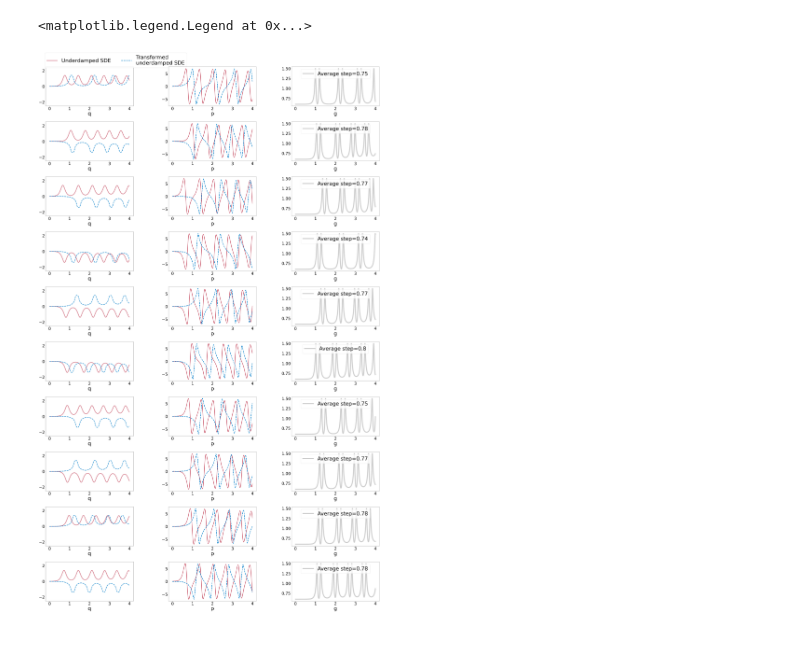
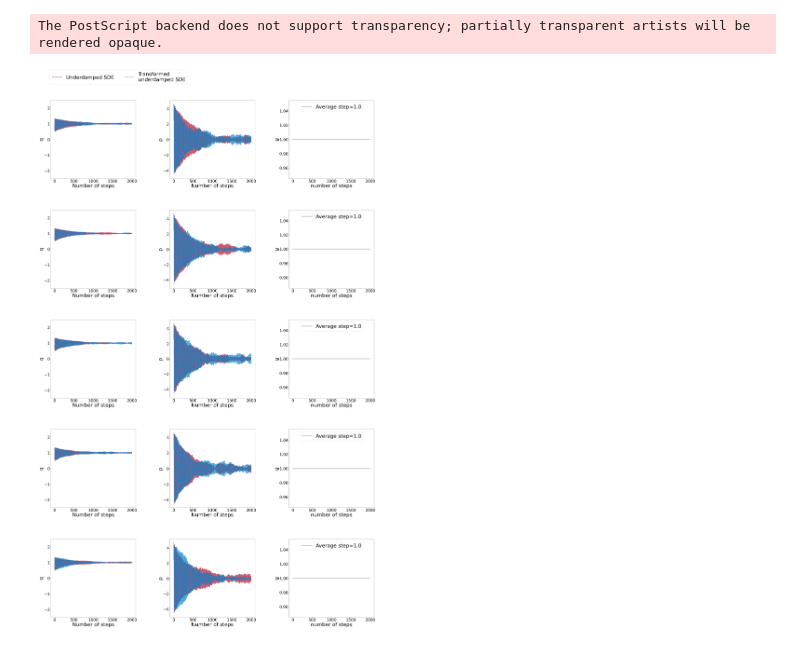
Before and after one commit to alixsleroy/Stepupyourgame, a Jupyter notebook: C++/underdamped/visualisation/visualise_one_dt_onetraj.ipynb, the cells around one changed output. Saved outputs shown, nothing was run; the diff lists cells and outputs as text; code cells hidden in the pictures.

```diff
--- a/C++/underdamped/visualisation/visualise_one_dt_onetraj.ipynb
+++ b/C++/underdamped/visualisation/visualise_one_dt_onetraj.ipynb
@@ -33,16 +32,20 @@ def U(x):
     res = np.log(s*(x*x-1)*(x*x-1))
     return res
 #define DIVTERM          //define to use
-m=0.001      #     // minimum step scale factor
-M=1.5       #       // maximum step scale factor
-dt=0.0005     #      // artificial time stepsize
-gamma=0.1         #   // friction coefficient
-tau=0.1          #  // 'temperature'
-numruns=8000         # // total number of trajectories
-numsam=10
+m=5      # minimum step scale factor
+M=1.5       # maximum step scale factor
+dt=0.015     #artificial time stepsize
+gamma=0.1         #friction coefficient
+tau=0.1          #'temperature'
+T=100
+dt=0.05
+numruns= int(T/dt)         #total number of trajectories
+numsam=5
 r=0.01
 nsnapshot=5
 # %%
+os.chdir("/home/s2133976/OneDrive/ExtendedProject/Code/Stepupyourgame/Stepupyourgame/data/C/underdamped/fewtraj")
+
 fig, ((axs))= plt.subplots(numsam,3,figsize=(50,80))# plt.figure(figsize=(4,4))
 fig.subplots_adjust(left=0.1,bottom=0.1, right=0.9, top=0.9, wspace=0.4, hspace=0.4)
 nbins=100
@@ -50,42 +53,52 @@ range_bins=[-3.,3.]
 font_size=45
 
 for i in range(numsam):
-    filename= "data_one_dt/onetraj/vec_noada"+str(i)+".txt"
+    filename= "vec_noada"+str(i)+".txt"
     q_noada,p_noada,g=openCfile_qp(filename)
-    filename= "data_one_dt/onetraj/vec_tr"+str(i)+".txt"
+    filename= "vec_tr"+str(i)+".txt"
     q_tr,p_tr,g=openCfile_qp(filename)
 
     t=np.linspace(0,numruns*dt+dt,numruns+1)
+    t=np.linspace(0,numruns,numruns+1)
 
     # Q
     ###6
     axs[i,0].plot(t,q_noada,"-",linewidth=lw,label='Underdamped SDE',color=myred)
-    axs[i,0].plot(t,q_tr,"--",linewidth=lw,label='Transformed\nunderdamped SDE',color=myblue)
+    axs[i,0].plot(t,q_tr,"--",linewidth=lw,alpha=0.7,label='Transformed\nunderdamped SDE',color=myblue)
     axs[i,0].set_ylim(-2.5,2.5)
-    axs[i,0].set_xlabel("q", fontsize=font_size)
+    axs[i,0].set_ylabel("q", fontsize=font_size)
+    axs[i,0].set_xlabel("Number of steps", fontsize=font_size)
+
 
 
     ############
     ## P vals ##
     ############
 
     axs[i,1].plot(t,p_noada,"-",linewidth=lw,label='Underdamped SDE',color=myred)
-    axs[i,1].plot(t,p_tr,"--",linewidth=lw,label='Transformed\nunderdamped SDE',color=myblue)
-    axs[i,1].set_xlabel("p", fontsize=font_size)
+    axs[i,1].plot(t,p_tr,"--",linewidth=lw,alpha=0.7,label='Transformed\nunderdamped SDE',color=myblue)
+    axs[i,1].set_ylabel("p", fontsize=font_size)
+    axs[i,1].set_xlabel("Number of steps", fontsize=font_size)
 
     ############
     ## Histograms g vals ##
     ############
     range_bins_g=[0,M+0.1]
     histogram_g,bins = np.histogram(g,bins=nbins,range=range_bins_g, density=True)
     midx_noada = (bins[0:-1]+bins[1:])/2
     mean_g=round(np.mean(g),2)
 
     axs[i,2].plot(t,g,linewidth=lw*2,label='Average step='+str(mean_g),color=mygrey)
-    axs[i,2].set_xlabel("g", fontsize=font_size)
+    axs[i,2].set_ylabel("g", fontsize=font_size)
+    axs[i,2].set_xlabel("number of steps", fontsize=font_size)
+
     axs[i,2].legend(fontsize=font_size, loc="upper center")
 
 axs[0,0].legend(fontsize=font_size,loc="upper center",ncol=3,bbox_to_anchor=(0.8, 1.42))
+
+os.chdir("/home/s2133976/OneDrive/ExtendedProject/Code/Stepupyourgame/Stepupyourgame/C++/underdamped/visualisation")
+fig.savefig("figure/chains_anisotropic_under.eps",dpi=1000)
+fig.savefig("figure/chains_anisotropic_under.pdf")
 # %% [output]
-<matplotlib.legend.Legend at 0x...>
+The PostScript backend does not support transparency; partially transparent artists will be rendered opaque.
-[figure, old version]
+[figure, new version]
```
Also changed, not shown: parts of 4 cells of this notebook, 52 other files.
